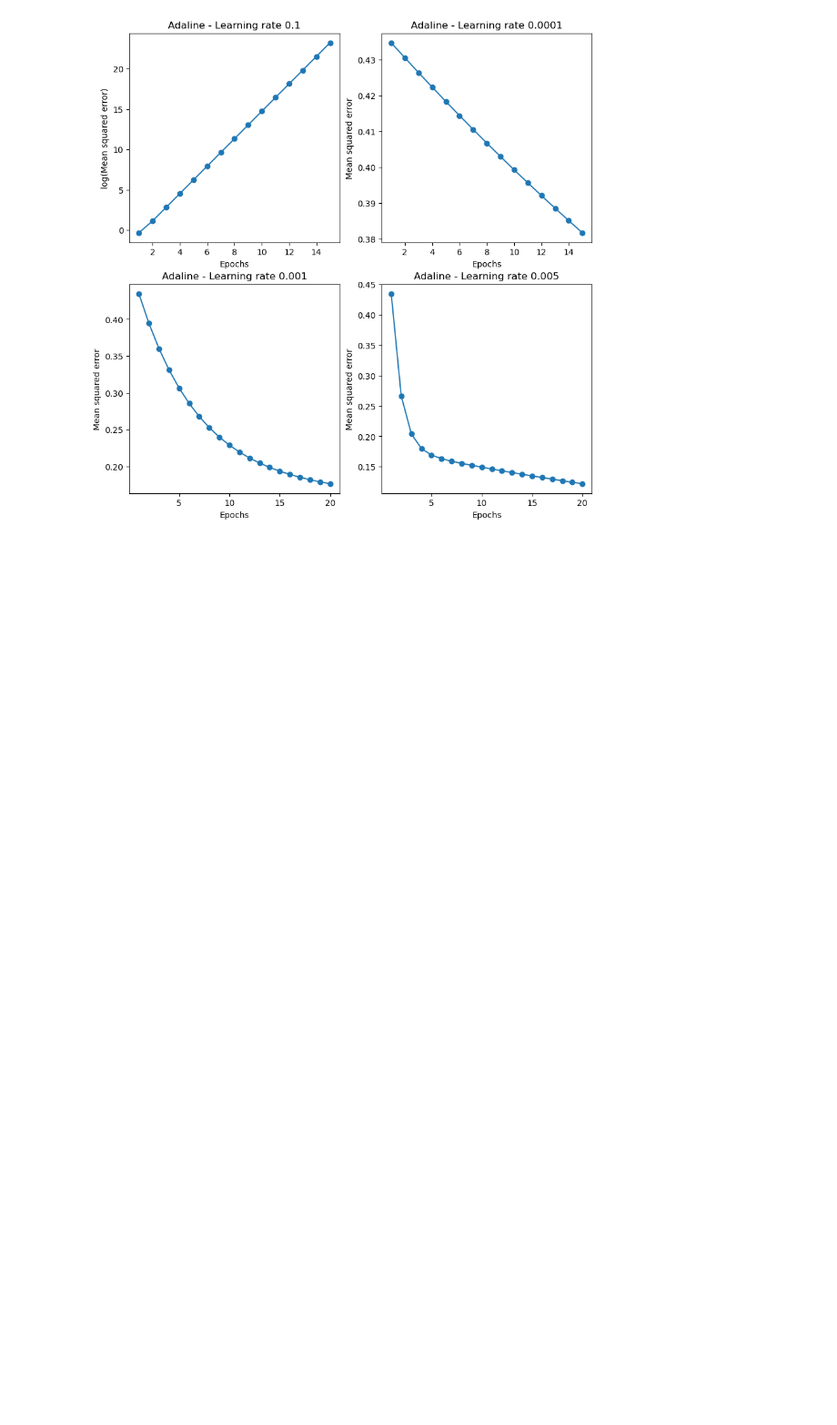
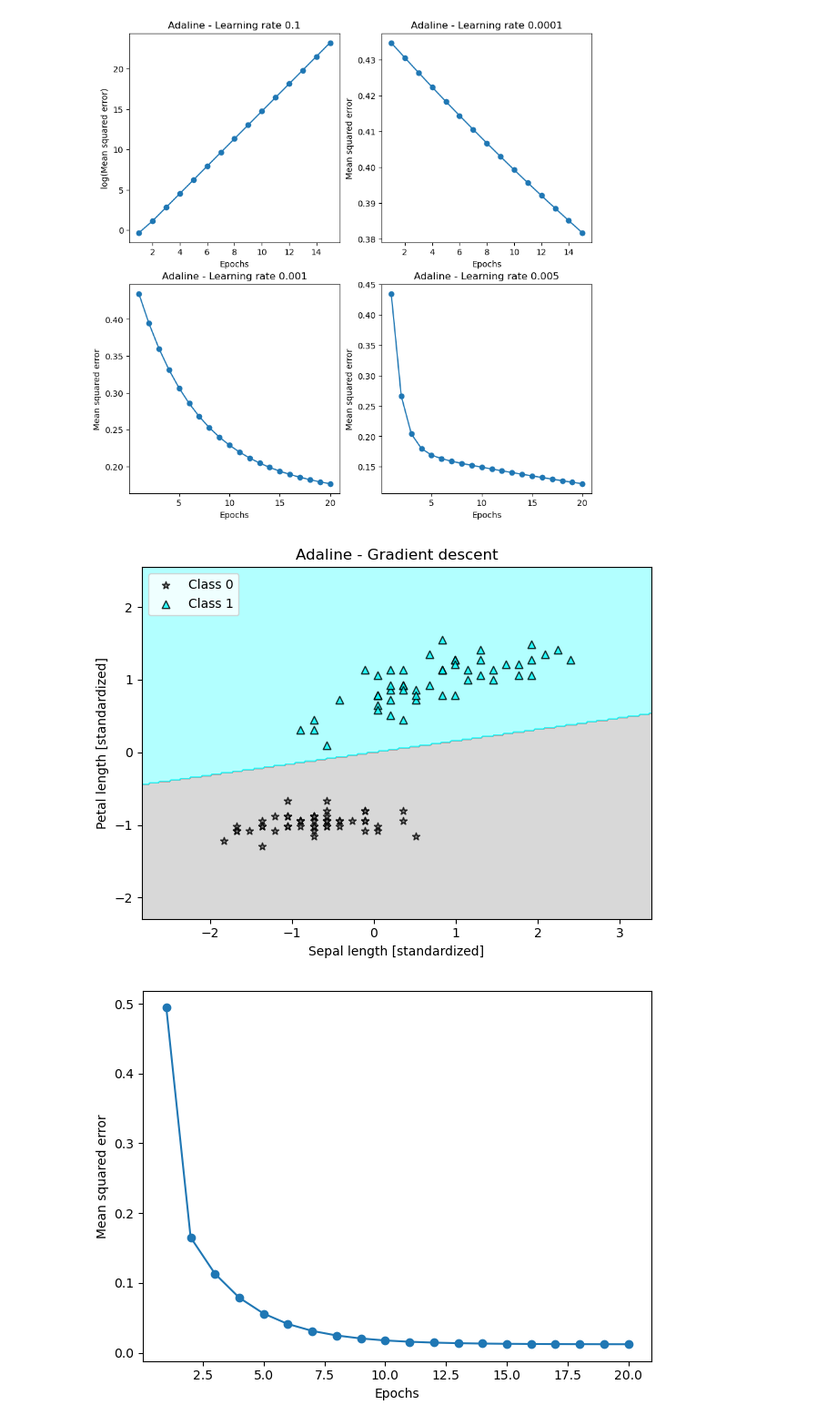
Before and after one commit to Lueezyy/machine-learning, a Jupyter notebook: iris.ipynb, the cells around one changed output. Shown at 91% size. Cells and saved outputs as stored; diff of their text form; code cells hidden in the pictures; blank space fills up the shorter version.

Commit message:
Fixed error and added plot

```diff
--- a/iris.ipynb
+++ b/iris.ipynb
@@ -131,4 +131,22 @@ plt.show()
 # %%
 X_std = np.copy(X)
 X_std[:,0] = (X[:,0] - X[:,0].mean()) / X[:,0].std()
-X_std[:,1] = (X[:,1] - X[:,1].mean()) / X[:,0].std()
+X_std[:,1] = (X[:,1] - X[:,1].mean()) / X[:,1].std()
+# %%
+ada_gd = AdalineGD(n_iterations=20, learning_rate=0.5)
+ada_gd.fit(X_std, y)
+plot_decision_regions(X_std, y, classifier=ada_gd)
+plt.title('Adaline - Gradient descent')
+plt.xlabel('Sepal length [standardized]')
+plt.ylabel('Petal length [standardized]')
+plt.legend(loc='upper left')
+plt.tight_layout()
+plt.show()
+plt.plot(range(1, len(ada_gd.losses_) + 1), ada_gd.losses_, marker='o')
+plt.xlabel('Epochs')
+plt.ylabel('Mean squared error')
+plt.tight_layout()
+plt.show()
+# %% [output]
+[figure, added]
+[figure, added]
```
